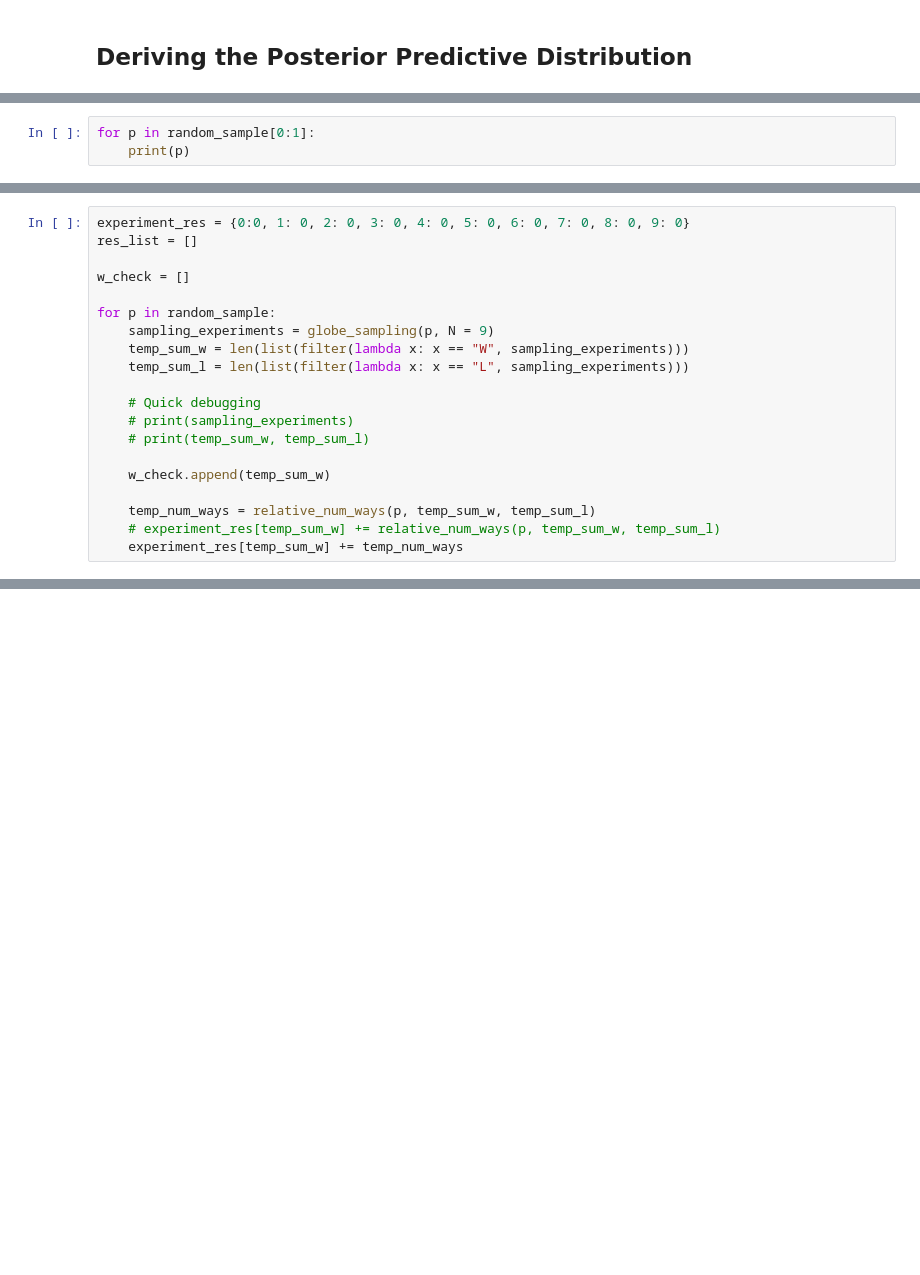
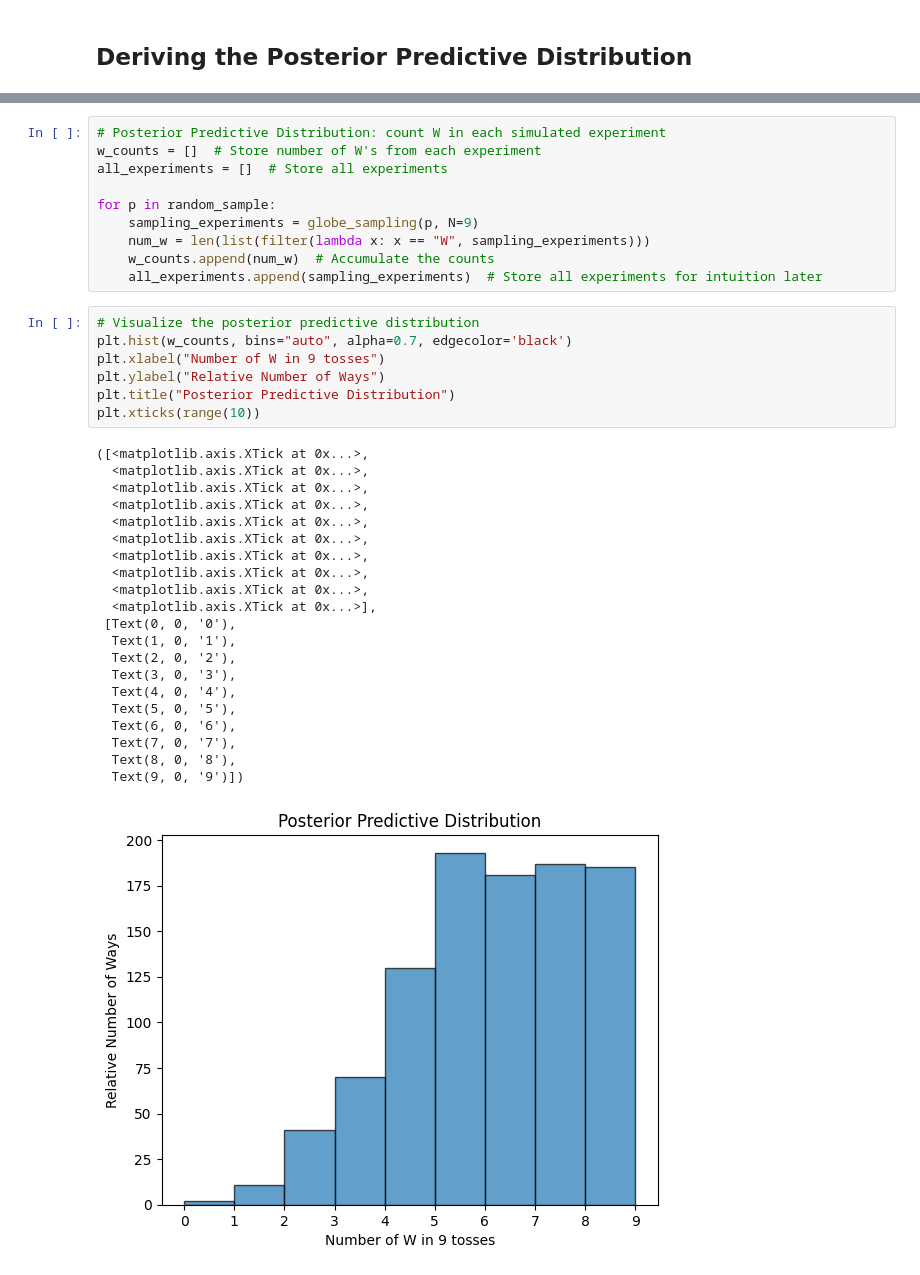
Before and after one commit to statistactics/stats-redo, a Jupyter notebook: Practice Exercises/Ex1_Garden of Forks.ipynb, the cells around one changed output, grey strips where cells are left out. Saved outputs shown, nothing was run; the diff lists cells and outputs as text; blank space fills up the shorter version.

```diff
--- a/Practice Exercises/Ex1_Garden of Forks.ipynb
+++ b/Practice Exercises/Ex1_Garden of Forks.ipynb
@@ -282,3 +259,0 @@ array([0.68129723, 0.66439868, 0.77208373, 0.76653481, 0.63193906,
-# %%
-for p in random_sample[0:1]:
-    print(p)
@@ -287,20 +259,0 @@ for p in random_sample[0:1]:
-# %%
-experiment_res = {0:0, 1: 0, 2: 0, 3: 0, 4: 0, 5: 0, 6: 0, 7: 0, 8: 0, 9: 0}
-res_list = []
-
-w_check = []
-
-for p in random_sample:
-    sampling_experiments = globe_sampling(p, N = 9)
-    temp_sum_w = len(list(filter(lambda x: x == "W", sampling_experiments)))
-    temp_sum_l = len(list(filter(lambda x: x == "L", sampling_experiments)))
-
-    # Quick debugging
-    # print(sampling_experiments)
-    # print(temp_sum_w, temp_sum_l)
-
-    w_check.append(temp_sum_w)
-
-    temp_num_ways = relative_num_ways(p, temp_sum_w, temp_sum_l)
-    # experiment_res[temp_sum_w] += relative_num_ways(p, temp_sum_w, temp_sum_l)
-    experiment_res[temp_sum_w] += temp_num_ways
@@ -370,0 +298,39 @@ fig, ax = plt.subplots(1,1)
+# %%
+# Posterior Predictive Distribution: count W in each simulated experiment
+w_counts = []  # Store number of W's from each experiment
+all_experiments = []  # Store all experiments
+
+for p in random_sample:
+    sampling_experiments = globe_sampling(p, N=9)
+    num_w = len(list(filter(lambda x: x == "W", sampling_experiments)))
+    w_counts.append(num_w)  # Accumulate the counts
+    all_experiments.append(sampling_experiments)  # Store all experiments for intuition later
+# %%
+# Visualize the posterior predictive distribution
+plt.hist(w_counts, bins="auto", alpha=0.7, edgecolor='black')
+plt.xlabel("Number of W in 9 tosses")
+plt.ylabel("Relative Number of Ways")
+plt.title("Posterior Predictive Distribution")
+plt.xticks(range(10))
+# %% [output]
+([<matplotlib.axis.XTick at 0x...>,
+  <matplotlib.axis.XTick at 0x...>,
+  <matplotlib.axis.XTick at 0x...>,
+  <matplotlib.axis.XTick at 0x...>,
+  <matplotlib.axis.XTick at 0x...>,
+  <matplotlib.axis.XTick at 0x...>,
+  <matplotlib.axis.XTick at 0x...>,
+  <matplotlib.axis.XTick at 0x...>,
+  <matplotlib.axis.XTick at 0x...>,
+  <matplotlib.axis.XTick at 0x...>],
+ [Text(0, 0, '0'),
+  Text(1, 0, '1'),
+  Text(2, 0, '2'),
+  Text(3, 0, '3'),
+  Text(4, 0, '4'),
+  Text(5, 0, '5'),
+  Text(6, 0, '6'),
+  Text(7, 0, '7'),
+  Text(8, 0, '8'),
+  Text(9, 0, '9')])
+[figure, added]
```
Also changed, not shown: parts of 25 cells of this notebook.
